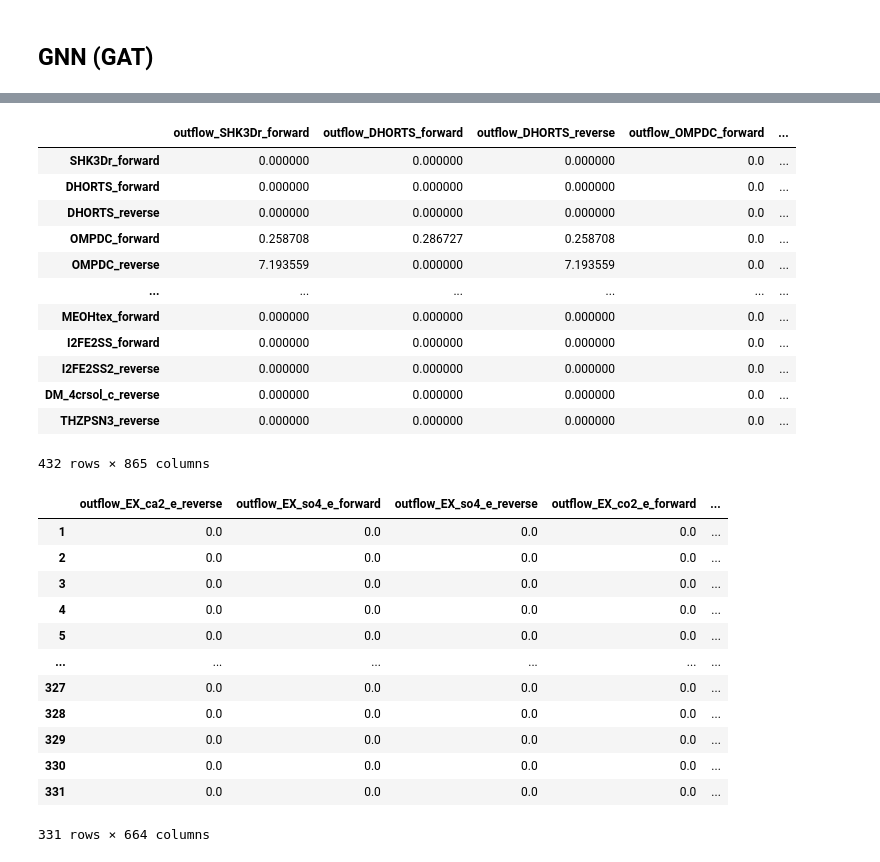
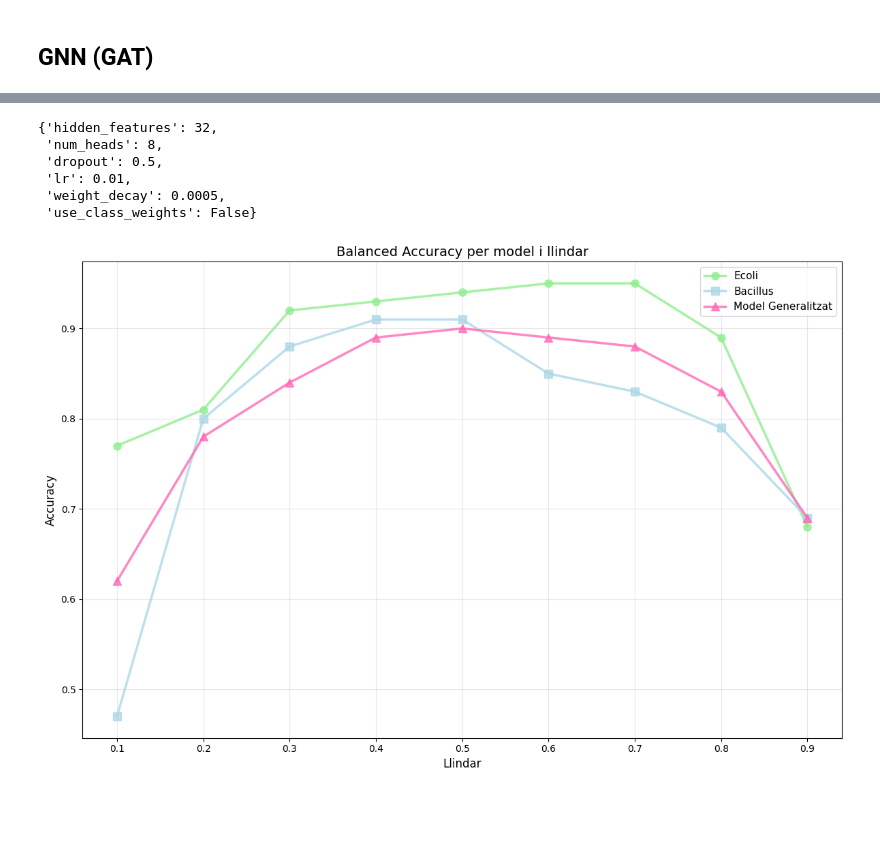
Before and after one commit to MiquelAngelLlauger-Cdm/TFG2, a Jupyter notebook: proves_jupiter/Ecoli_MFG.ipynb, the cells around one changed output, grey strips where cells are left out. Cells and saved outputs as stored; diff of their text form; code cells hidden in the pictures; blank space fills up the shorter version.

```diff
--- a/proves_jupiter/Ecoli_MFG.ipynb
+++ b/proves_jupiter/Ecoli_MFG.ipynb
@@ -1561,16 +1038,0 @@ bacillus
-# %%
-X_with_labels
-# %% [output]
-|  | outflow_SHK3Dr_forward | outflow_DHORTS_forward | outflow_DHORTS_reverse | outflow_OMPDC_forward | ... |
-| SHK3Dr_forward | 0.000000 | 0.000000 | 0.000000 | 0.0 | ... |
-| DHORTS_forward | 0.000000 | 0.000000 | 0.000000 | 0.0 | ... |
-| DHORTS_reverse | 0.000000 | 0.000000 | 0.000000 | 0.0 | ... |
-| OMPDC_forward | 0.258708 | 0.286727 | 0.258708 | 0.0 | ... |
-| OMPDC_reverse | 7.193559 | 0.000000 | 7.193559 | 0.0 | ... |
-| ... | ... | ... | ... | ... | ... |
-| MEOHtex_forward | 0.000000 | 0.000000 | 0.000000 | 0.0 | ... |
-| I2FE2SS_forward | 0.000000 | 0.000000 | 0.000000 | 0.0 | ... |
-| I2FE2SS2_reverse | 0.000000 | 0.000000 | 0.000000 | 0.0 | ... |
-| DM_4crsol_c_reverse | 0.000000 | 0.000000 | 0.000000 | 0.0 | ... |
-| THZPSN3_reverse | 0.000000 | 0.000000 | 0.000000 | 0.0 | ... |
-432 rows × 865 columns
@@ -1579,16 +1039,35 @@ bacillus = bacillus.iloc[1:, 1:]  # Keep all rows, all columns except first
-# %%
-bacillus
-# %% [output]
-|  | outflow_EX_ca2_e_reverse | outflow_EX_so4_e_forward | outflow_EX_so4_e_reverse | outflow_EX_co2_e_forward | ... |
-| 1 | 0.0 | 0.0 | 0.0 | 0.0 | ... |
-| 2 | 0.0 | 0.0 | 0.0 | 0.0 | ... |
-| 3 | 0.0 | 0.0 | 0.0 | 0.0 | ... |
-| 4 | 0.0 | 0.0 | 0.0 | 0.0 | ... |
-| 5 | 0.0 | 0.0 | 0.0 | 0.0 | ... |
-| ... | ... | ... | ... | ... | ... |
-| 327 | 0.0 | 0.0 | 0.0 | 0.0 | ... |
-| 328 | 0.0 | 0.0 | 0.0 | 0.0 | ... |
-| 329 | 0.0 | 0.0 | 0.0 | 0.0 | ... |
-| 330 | 0.0 | 0.0 | 0.0 | 0.0 | ... |
-| 331 | 0.0 | 0.0 | 0.0 | 0.0 | ... |
-331 rows × 664 columns
+# %%
+best_params
+# %% [output]
+{'hidden_features': 32,
+ 'num_heads': 8,
+ 'dropout': 0.5,
+ 'lr': 0.01,
+ 'weight_decay': 0.0005,
+ 'use_class_weights': False}
+# %%
+acc_combined = [0.62,0.78,0.84,0.89,0.9,0.89,0.88,0.83,0.69]
+acc_bacillus = [0.47, 0.80,0.88,0.91,0.91,0.85,0.83,0.79,0.69]
+acc_ecoli = [0.77,0.81,0.92,0.93,0.94,0.95,0.95,0.89,0.68]
+thresholds = [0.1,0.2,0.3,0.4,0.5,0.6,0.7,0.8,0.9]
+# %%
+plt.figure(figsize=(12, 8))
+colors = ['#90EE90','#ADD8E6', '#FF69B4']  # Blue, Orange, Green
+markers = ['o', 's', '^']
+labels = ['Ecoli', 'Bacillus', 'Model Generalitzat']
+
+for i, (acc_vector, color, marker, label) in enumerate(zip(
+    [acc_ecoli, acc_bacillus, acc_combined], colors, markers, labels)):
+    plt.plot(thresholds, acc_vector,
+             color=color, marker=marker, label=label,
+             linewidth=2.5, markersize=8, alpha=0.8)
+
+plt.xlabel('Llindar', fontsize=12)
+plt.ylabel('Accuracy', fontsize=12)
+plt.title('Balanced Accuracy per model i llindar', fontsize=14)
+plt.legend(fontsize=11)
+plt.grid(True, alpha=0.3)
+plt.tight_layout()
+plt.show()
+# %% [output]
+[figure, added]
```
Also changed, not shown: parts of 57 cells of this notebook, 9 other files.
